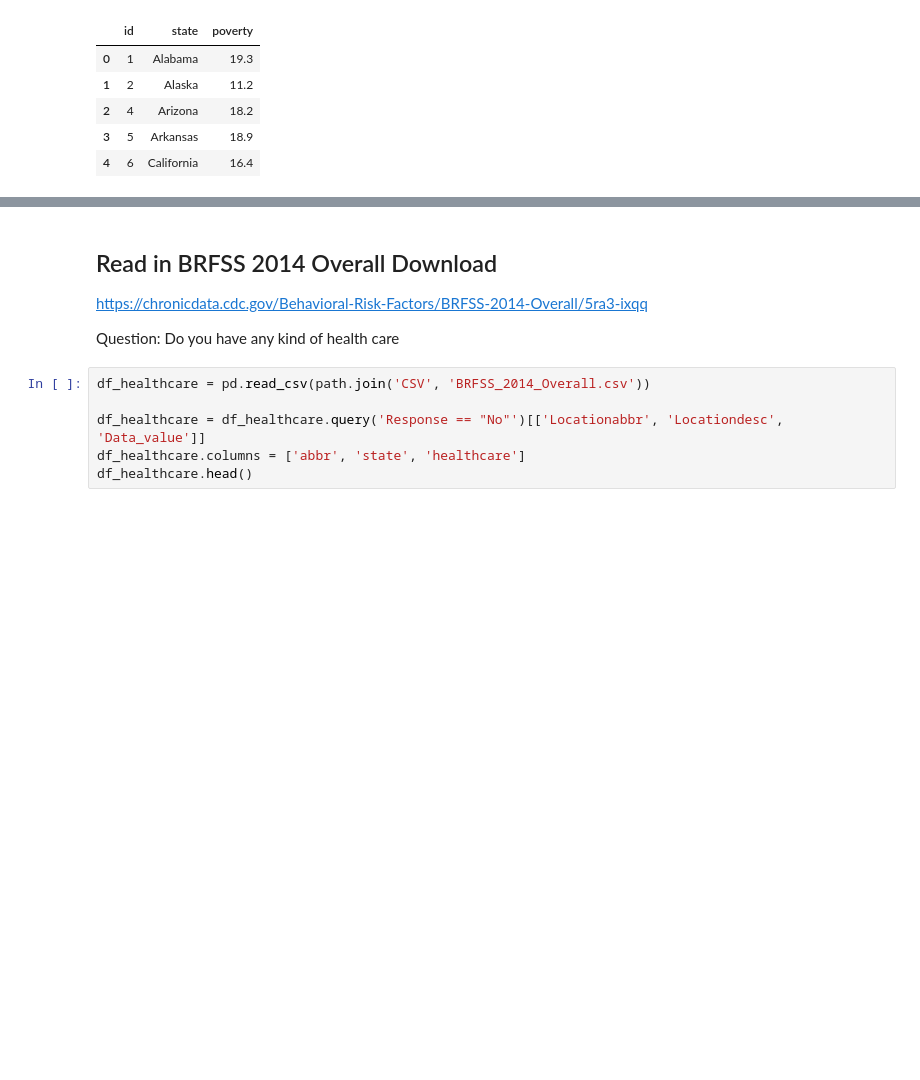
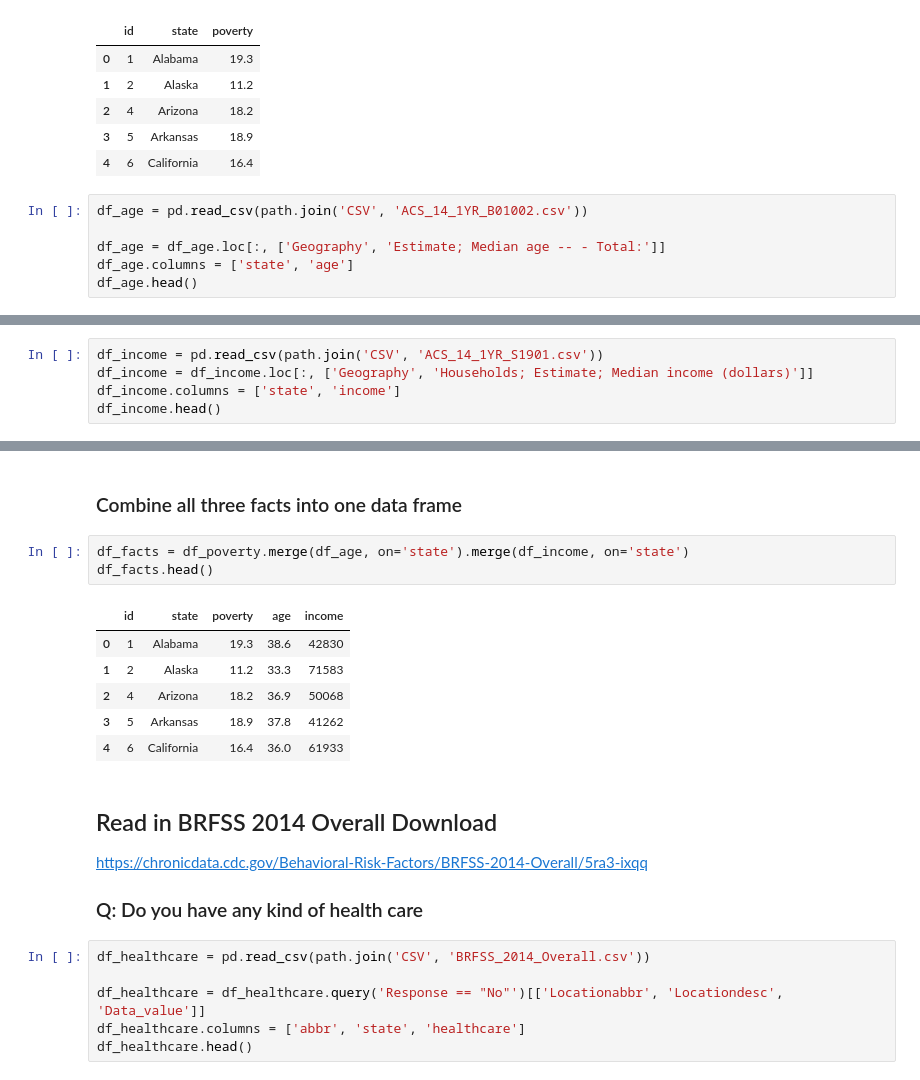
Before and after one commit to feng443/RUDSWeek16D3, a Jupyter notebook: data_prep.ipynb, the cells around one changed output, grey strips where cells are left out. Cells and saved outputs as stored; diff of their text form; blank space fills up the shorter version.

```diff
--- a/data_prep.ipynb
+++ b/data_prep.ipynb
@@ -22,3 +22,9 @@ df_poverty.head()
 | 2 | 4 | Arizona | 18.2 |
 | 3 | 5 | Arkansas | 18.9 |
 | 4 | 6 | California | 16.4 |
+# %%
+df_age = pd.read_csv(path.join('CSV', 'ACS_14_1YR_B01002.csv'))
+
+df_age = df_age.loc[:, ['Geography', 'Estimate; Median age -- - Total:']]
+df_age.columns = ['state', 'age']
+df_age.head()
@@ -24,0 +38,5 @@ df_poverty.head()
+# %%
+df_income = pd.read_csv(path.join('CSV', 'ACS_14_1YR_S1901.csv'))
+df_income = df_income.loc[:, ['Geography', 'Households; Estimate; Median income (dollars)']]
+df_income.columns = ['state', 'income']
+df_income.head()
@@ -25,8 +50,20 @@ df_poverty.head()
+# %% [markdown]
+### Combine all three facts into one data frame
+# %%
+df_facts = df_poverty.merge(df_age, on='state').merge(df_income, on='state')
+df_facts.head()
+# %% [output]
+|  | id | state | poverty | age | income |
+| 0 | 1 | Alabama | 19.3 | 38.6 | 42830 |
+| 1 | 2 | Alaska | 11.2 | 33.3 | 71583 |
+| 2 | 4 | Arizona | 18.2 | 36.9 | 50068 |
+| 3 | 5 | Arkansas | 18.9 | 37.8 | 41262 |
+| 4 | 6 | California | 16.4 | 36.0 | 61933 |
 # %% [markdown]
 ## Read in BRFSS 2014 Overall Download
 https://chronicdata.cdc.gov/Behavioral-Risk-Factors/BRFSS-2014-Overall/5ra3-ixqq
 
-Question: Do you have any kind of health care
+### Q: Do you have any kind of health care
 # %%
 df_healthcare = pd.read_csv(path.join('CSV', 'BRFSS_2014_Overall.csv'))
 
```
Also changed, not shown: parts of 14 cells of this notebook, 4 other files.
